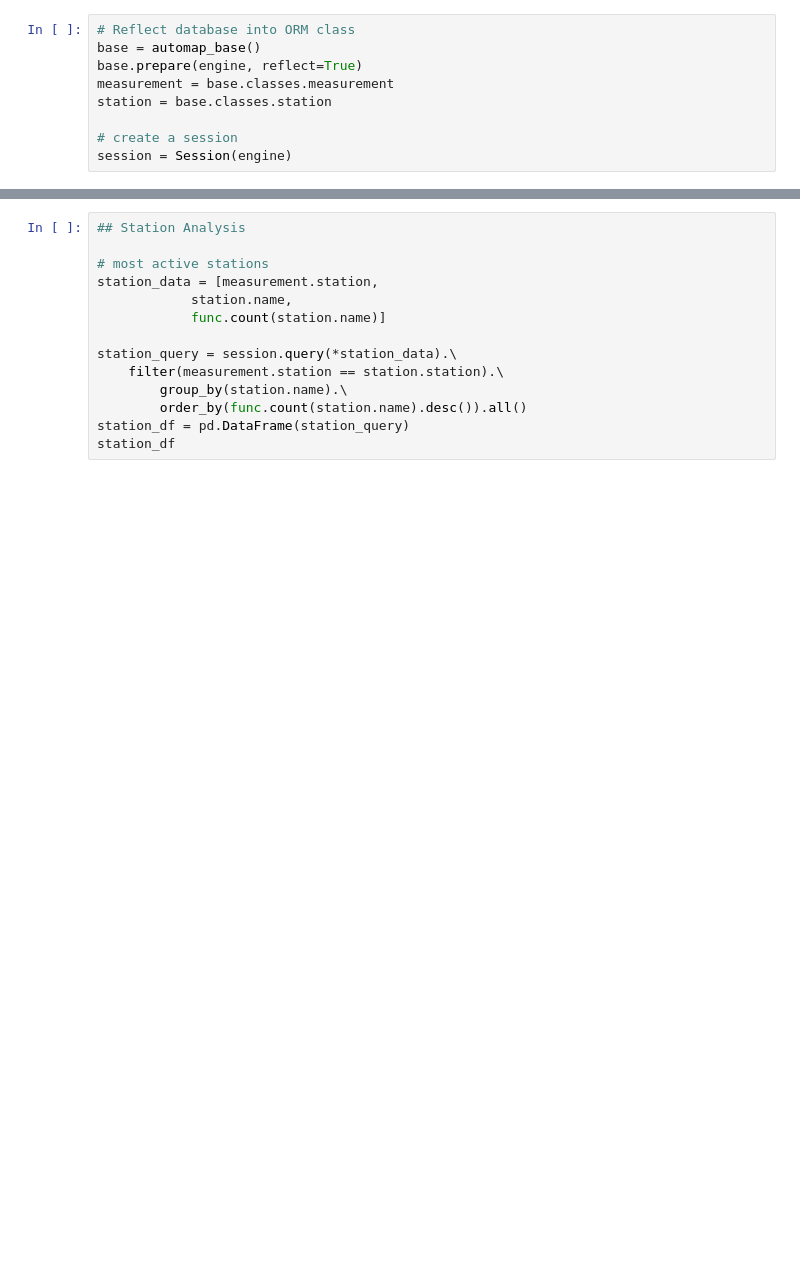
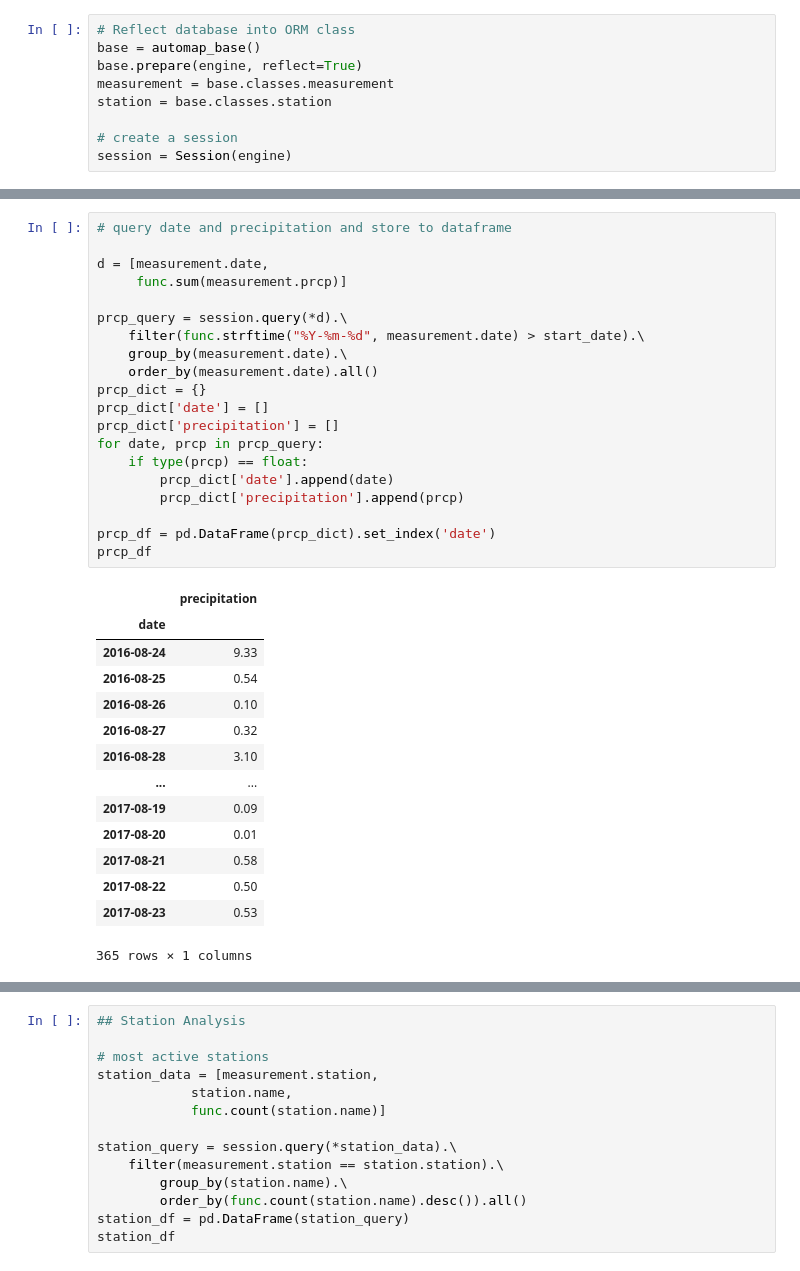
Before and after one commit to KinlayD/sqlalchemy-challenge, a Jupyter notebook: surfs_up.ipynb, the cells around one changed output, grey strips where cells are left out. Drawn from its saved outputs; the diff is of its cells as text; blank space fills up the shorter version.

```diff
--- a/surfs_up.ipynb
+++ b/surfs_up.ipynb
@@ -115,3 +81,38 @@ week_p_df.describe()
+# %%
+# query date and precipitation and store to dataframe
+
+d = [measurement.date,
+     func.sum(measurement.prcp)]
+
+prcp_query = session.query(*d).\
+    filter(func.strftime("%Y-%m-%d", measurement.date) > start_date).\
+    group_by(measurement.date).\
+    order_by(measurement.date).all()
+prcp_dict = {}
+prcp_dict['date'] = []
+prcp_dict['precipitation'] = []
+for date, prcp in prcp_query:
+    if type(prcp) == float:
+        prcp_dict['date'].append(date)
+        prcp_dict['precipitation'].append(prcp)
+
+prcp_df = pd.DataFrame(prcp_dict).set_index('date')
+prcp_df
+# %% [output]
+|  | precipitation |
+| date |  |
+| 2016-08-24 | 9.33 |
+| 2016-08-25 | 0.54 |
+| 2016-08-26 | 0.10 |
+| 2016-08-27 | 0.32 |
+| 2016-08-28 | 3.10 |
+| ... | ... |
+| 2017-08-19 | 0.09 |
+| 2017-08-20 | 0.01 |
+| 2017-08-21 | 0.58 |
+| 2017-08-22 | 0.50 |
+| 2017-08-23 | 0.53 |
+365 rows × 1 columns
 # %%
 # plot precipitation data as bar chart
 
```
Also changed, not shown: parts of 12 cells of this notebook, 1 other file.
